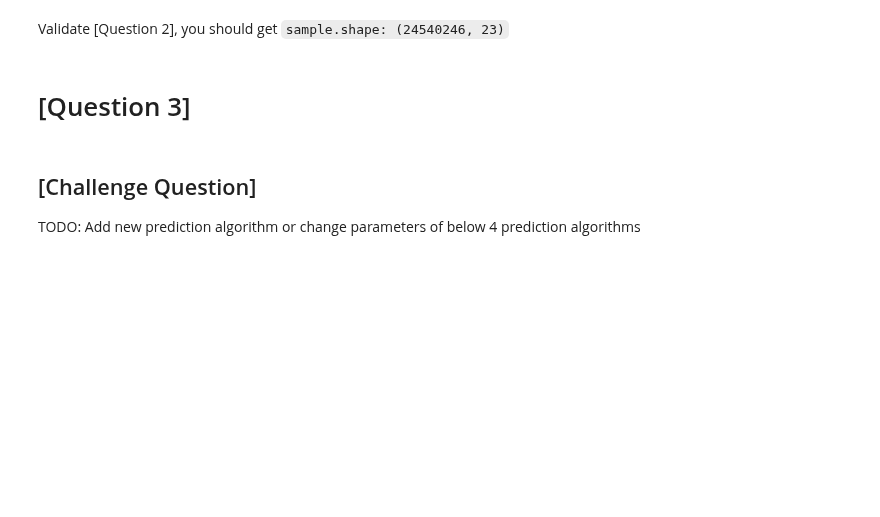
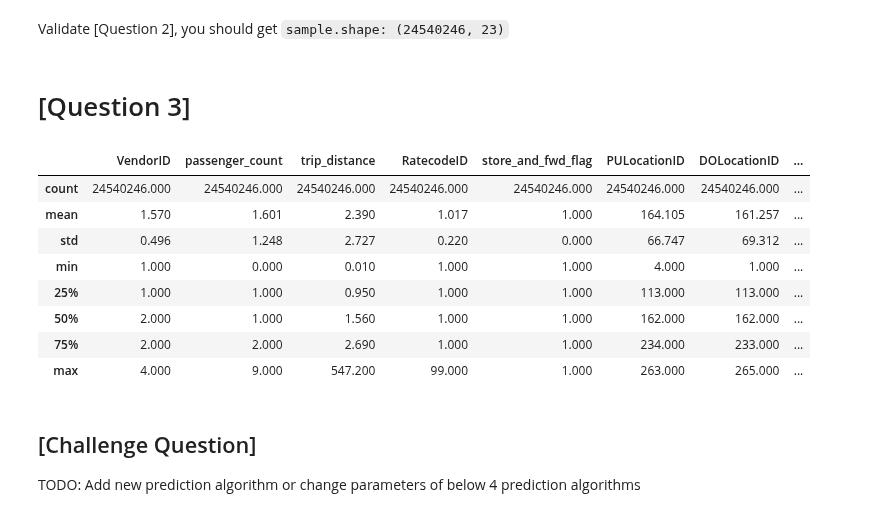
Before and after one commit to hlmiao/nyc_taxi_requests_prediction, a Jupyter notebook: solution.ipynb, the cells around one changed output. Drawn from its saved outputs; the diff is of its cells as text; code cells hidden in the pictures; blank space fills up the shorter version.

```diff
--- a/solution.ipynb
+++ b/solution.ipynb
@@ -98,10 +157,14 @@ nyc_taxi_analyzer.data.head()
 # your solution goes here:
 
 def filter_abnormal_data(data):
+    data = data[data['trip_distance'] > 0]
+    data = data[data['trip_duration'] > 0]
+    data = data[data['trip_speed'] > 0]
+    data = data[data['trip_speed'] <= 200]
+    data = data[data['total_amount'] > 0]
     return data
 
 
-nyc_taxi_analyzer.filter_abnormal_data()
-sample = filter_abnormal_data(nyc_taxi_analyzer.data)
+nyc_taxi_analyzer.data = filter_abnormal_data(nyc_taxi_analyzer.data)
 
-sample.shape
+nyc_taxi_analyzer.data.shape
@@ -110,14 +175,17 @@ Validate [Question 2], you should get `sample.shape: (24540246, 23)`
 # %% [markdown]
 # [Question 3]
 # %%
-# [Question 3.1] Show statistics of the prepared sample data
-nyc_taxi_analyzer.data.describe()
-
+# [Question 3] Show statistics of the prepared sample data
 # your solution goes here:
 
-sample = nyc_taxi_analyzer.data
-#sample['log_total_amount'] = np.log(sample['total_amount'].values + 1)
-plt.hist(sample['trip_speed'].values, bins=100)
-plt.xlabel('speed')
-plt.ylabel('number of records')
-plt.show()
+nyc_taxi_analyzer.data.describe()
+# %% [output]
+|  | VendorID | passenger_count | trip_distance | RatecodeID | store_and_fwd_flag | PULocationID | DOLocationID | ... |
+| count | 24540246.000 | 24540246.000 | 24540246.000 | 24540246.000 | 24540246.000 | 24540246.000 | 24540246.000 | ... |
+| mean | 1.570 | 1.601 | 2.390 | 1.017 | 1.000 | 164.105 | 161.257 | ... |
+| std | 0.496 | 1.248 | 2.727 | 0.220 | 0.000 | 66.747 | 69.312 | ... |
+| min | 1.000 | 0.000 | 0.010 | 1.000 | 1.000 | 4.000 | 1.000 | ... |
+| 25% | 1.000 | 1.000 | 0.950 | 1.000 | 1.000 | 113.000 | 113.000 | ... |
+| 50% | 2.000 | 1.000 | 1.560 | 1.000 | 1.000 | 162.000 | 162.000 | ... |
+| 75% | 2.000 | 2.000 | 2.690 | 1.000 | 1.000 | 234.000 | 233.000 | ... |
+| max | 4.000 | 9.000 | 547.200 | 99.000 | 1.000 | 263.000 | 265.000 | ... |
```
Also changed, not shown: parts of 12 cells of this notebook, 3 other files.
